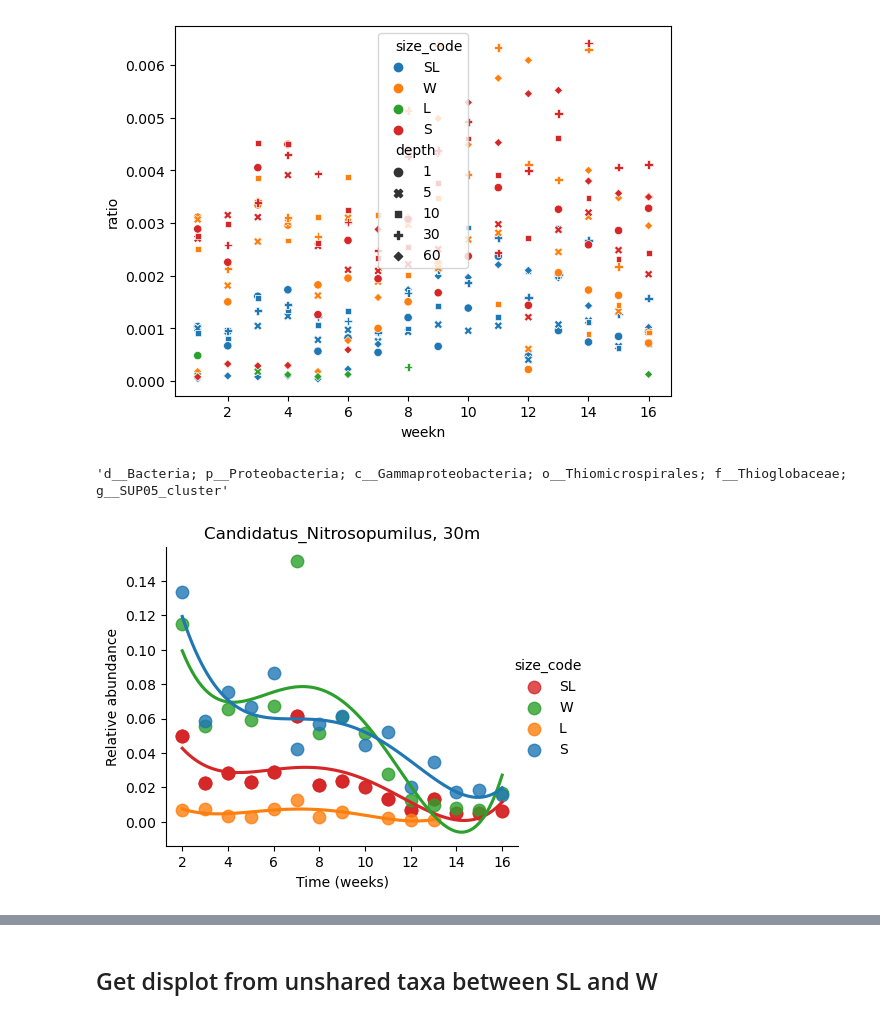
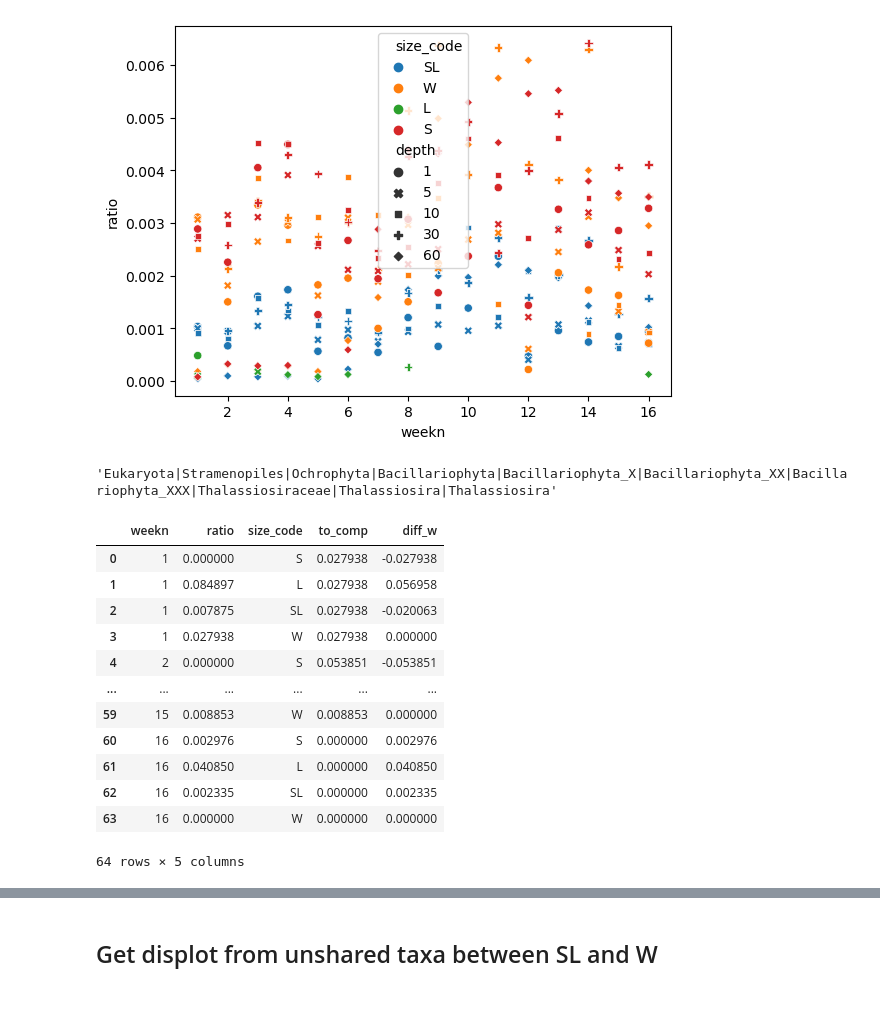
Before and after one commit to dianahaider/size_fractions, a Jupyter notebook: bb2022_sf.ipynb, the cells around one changed output, grey strips where cells are left out. Saved outputs shown, nothing was run; the diff lists cells and outputs as text; code cells hidden in the pictures.

Commit message:
splitting metadata analysis from microbiome

```diff
--- a/bb2022_sf.ipynb
+++ b/bb2022_sf.ipynb
@@ -1492,39 +1549,7 @@ sns.scatterplot(x='weekn', y='ratio', hue='size_code',data=onlyher, style="depth
 <AxesSubplot: xlabel='weekn', ylabel='ratio'>
 [figure]
 # %%
-f_id = 'c1797175f7325ec39a2cd4bd3659691a'
-newseparated.loc[newseparated['feature_id'] == f_id, 'Taxon'].tolist()[0]
+f_id = '64b2411ef91c0e6c019f500c69cbbe03'
+newseparated.loc[newseparated['feature_id'] == f_id, 'PRTaxon'].tolist()[0]
 # %% [output]
-'d__Bacteria; p__Proteobacteria; c__Gammaproteobacteria; o__Thiomicrospirales; f__Thioglobaceae; g__SUP05_cluster'
+'Eukaryota|Stramenopiles|Ochrophyta|Bacillariophyta|Bacillariophyta_X|Bacillariophyta_XX|Bacillariophyta_XXX|Thalassiosiraceae|Thalassiosira|Thalassiosira'
-# %%
-scl = 'g__SUP05_cluster'
-depth=30
-#if all size codes
-d_spc = newseparated[newseparated.depth == depth]
-
-#if only SL and W
-#d_spc = newsep2[newsep2.depth == depth]
-
-d_spc_c = d_spc[d_spc.feature_id == f_id]
-#d_spc_c = d_spc[d_spc.Genus == scl]
-
-sizecodes = ['S', 'L', 'W', 'SL', 'P']
-palette_colors = sns.color_palette()
-palette_dict = {sizecode: color for sizecode, color in zip(sizecodes, palette_colors)}
-
-
-g = sns.lmplot(x="weekn", y="ratio", data=d_spc_c,
-           order=4, ci=None, scatter_kws={"s": 80}, hue='size_code', palette=palette_dict)
-
-plt.title(scl.split('__')[1] +', '+str(depth)+ 'm')
-#plt.title(scl +', '+str(depth)+ 'm')
-# Set x-axis label
-plt.xlabel('Time (weeks)')
-# Set y-axis label
-plt.ylabel('Relative abundance')
-#plt.ylabel('Rank')
-g.fig.set_size_inches(5,3.5)
-
-plt.savefig('outputs/'+comm+'/D'+str(depth)+scl+'_lmplot.png', dpi=200, bbox_inches="tight")
-# %% [output]
-[figure, removed]
@@ -1532,0 +1556,16 @@ comm
+# %%
+timeseries_fid(newseparated, f_id, 'Thalassiosira', 5)
+# %% [output]
+|  | weekn | ratio | size_code | to_comp | diff_w |
+| 0 | 1 | 0.000000 | S | 0.027938 | -0.027938 |
+| 1 | 1 | 0.084897 | L | 0.027938 | 0.056958 |
+| 2 | 1 | 0.007875 | SL | 0.027938 | -0.020063 |
+| 3 | 1 | 0.027938 | W | 0.027938 | 0.000000 |
+| 4 | 2 | 0.000000 | S | 0.053851 | -0.053851 |
+| ... | ... | ... | ... | ... | ... |
+| 59 | 15 | 0.008853 | W | 0.008853 | 0.000000 |
+| 60 | 16 | 0.002976 | S | 0.000000 | 0.002976 |
+| 61 | 16 | 0.040850 | L | 0.000000 | 0.040850 |
+| 62 | 16 | 0.002335 | SL | 0.000000 | 0.002335 |
+| 63 | 16 | 0.000000 | W | 0.000000 | 0.000000 |
+64 rows × 5 columns
```
Also changed, not shown: parts of 24 cells of this notebook, 4 other files.
